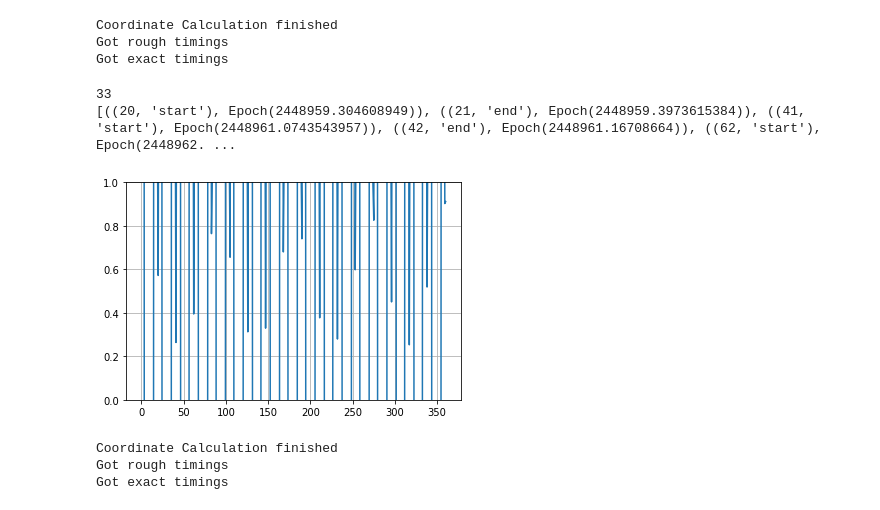
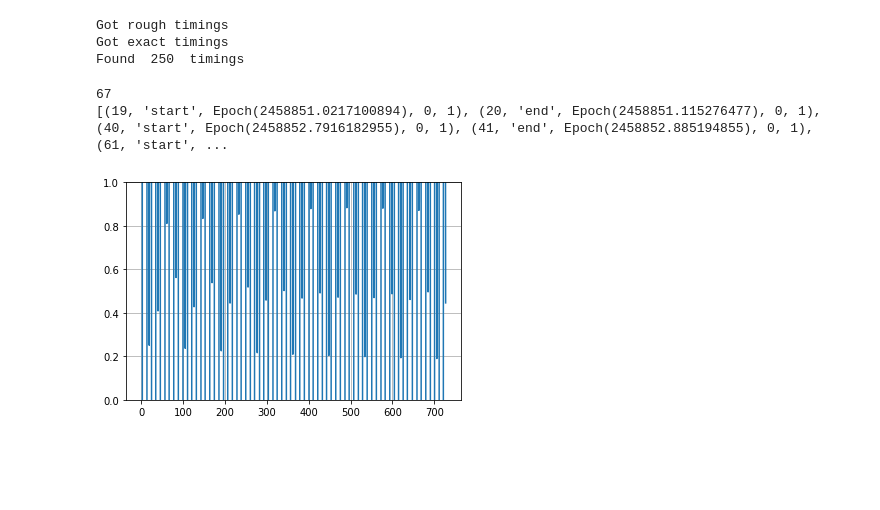
Before and after one commit to vittorioserra/jupiter_moons, a Jupyter notebook: pymeeus-master/Calendar/Calc.ipynb, the cells around one changed output. Cells and saved outputs as stored; diff of their text form; code cells hidden in the pictures; blank space fills up the shorter version.

```diff
--- a/pymeeus-master/Calendar/Calc.ipynb
+++ b/pymeeus-master/Calendar/Calc.ipynb
@@ -7,38 +7,25 @@ from pymeeus.JupiterMoons import JupiterMoons
 import matplotlib.pyplot as plt
 # %%
 epoch_start = Epoch()
-epoch_start.set(1992, 12, 1, 5 + 59 / 3600)
+epoch_start.set(2020, 1, 1, 0)
 epoch_end = Epoch()
-epoch_end.set(1992, 12, 31, 5 + 59 / 3600)
+epoch_end.set(2020, 3, 1, 0)
 # 1 s in jd = 1.157401129603386e-05
 time_step = 60 * 120 * 1.157401129603386e-05
 
 calc = Calculation(epoch_start, epoch_end, time_step)
 # %% [output]
-Coordinate Calculation finished
 Got rough timings
 Got exact timings
+Found  250  timings
 # %%
-plt.plot(calc.distances[0][1])
+plt.plot(calc.distances[0][0])
 plt.grid(True)
 plt.ylim([0, 1])
 
-print(len(calc.timing_list[0][1]))
-print(calc.timing_list[0][1])
+print(len(calc.timing_lists[0][1]))
+print(calc.timing_lists[0][1])
 # %% [output]
-33
-[((20, 'start'), Epoch(2448959.304608949)), ((21, 'end'), Epoch(2448959.3973615384)), ((41, 'start'), Epoch(2448961.0743543957)), ((42, 'end'), Epoch(2448961.16708664)), ((62, 'start'), Epoch(2448962. ...
+67
+[(19, 'start', Epoch(2458851.0217100894), 0, 1), (20, 'end', Epoch(2458851.115276477), 0, 1), (40, 'start', Epoch(2458852.7916182955), 0, 1), (41, 'end', Epoch(2458852.885194855), 0, 1), (61, 'start', ...
-[figure, old version]
+[figure, new version]
-# %%
-epoch_start = Epoch()
-epoch_start.set(1992, 12, 1, 5 + 59 / 3600)
-epoch_end = Epoch()
-epoch_end.set(1992, 12, 31, 5 + 59 / 3600)
-# 1 s in jd = 1.157401129603386e-05
-time_step = 60 * 150 * 1.157401129603386e-05
-
-calc_4 = Calculation(epoch_start, epoch_end, time_step)
-# %% [output]
-Coordinate Calculation finished
-Got rough timings
-Got exact timings
```
Also changed, not shown: parts of 4 cells of this notebook, 2 other files.
